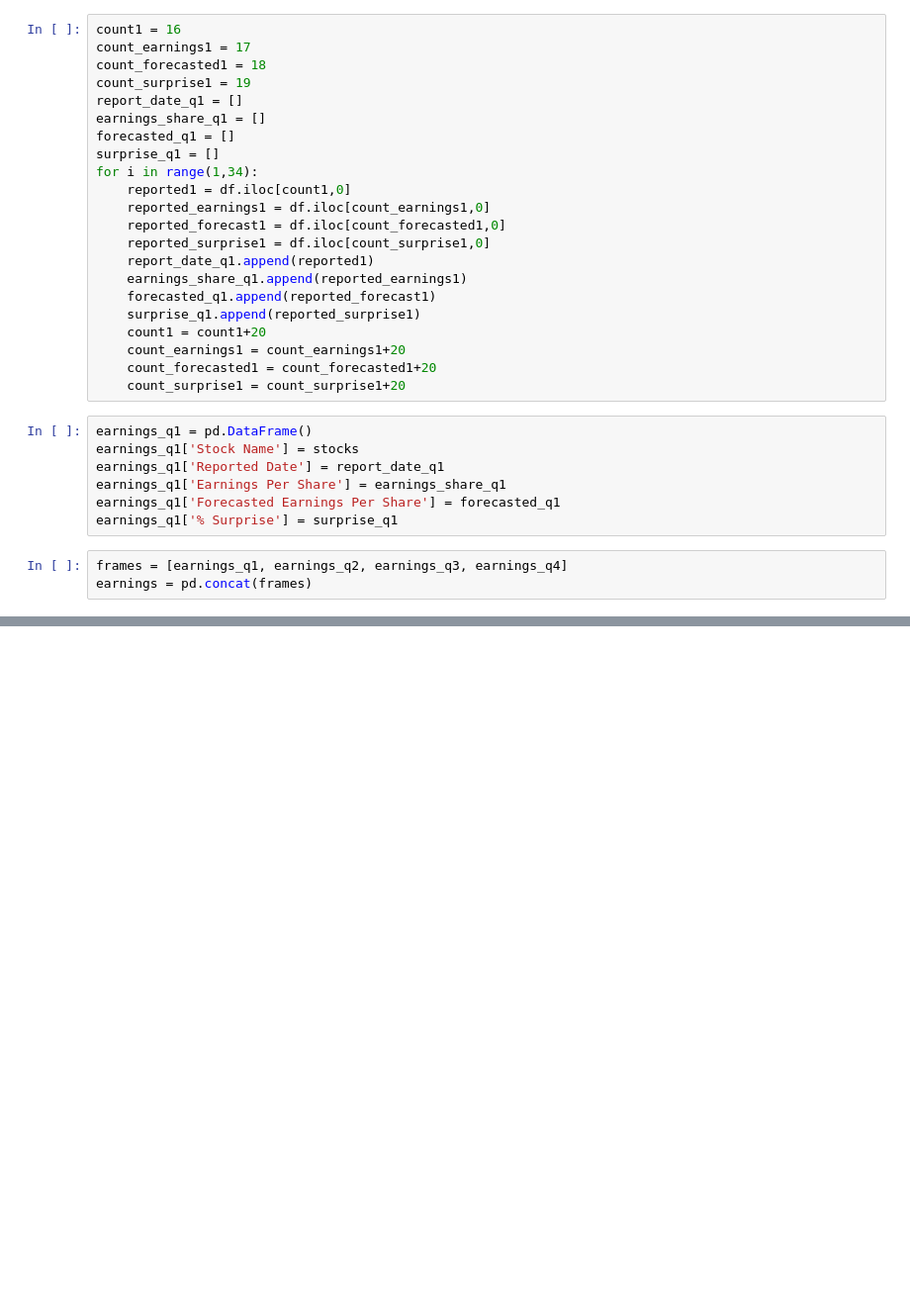
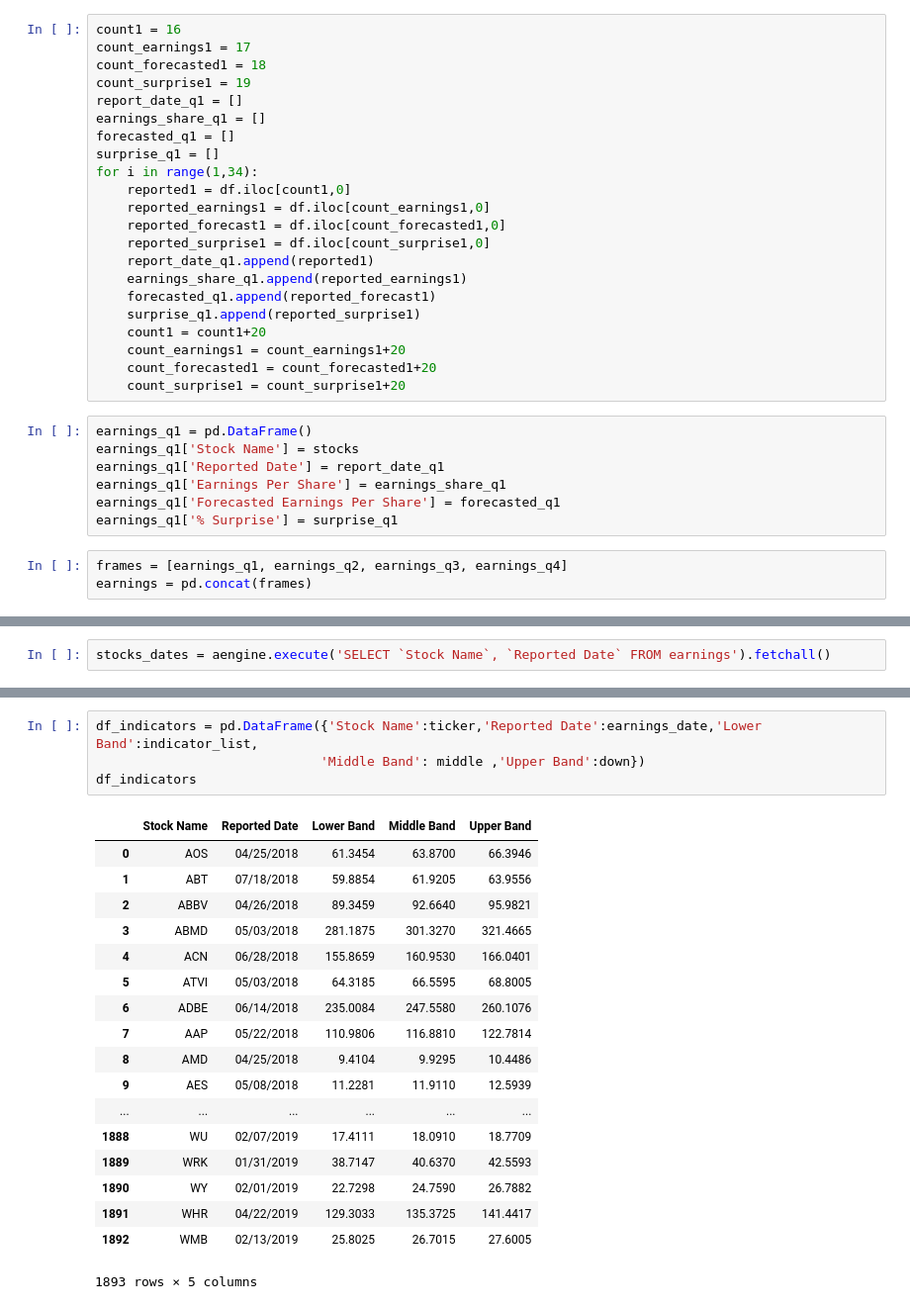
Before and after one commit to aarsalla/Project3, a Jupyter notebook: web_scraping_to_aws.ipynb, the cells around one changed output, grey strips where cells are left out. Shown at 99% size. Saved outputs shown, nothing was run; the diff lists cells and outputs as text; blank space fills up the shorter version.

```diff
--- a/web_scraping_to_aws.ipynb
+++ b/web_scraping_to_aws.ipynb
@@ -219,0 +224,2 @@ earnings.to_sql(name='earnings', con=aconn)
+# %%
+stocks_dates = aengine.execute('SELECT `Stock Name`, `Reported Date` FROM earnings').fetchall()
@@ -219,0 +385,23 @@ earnings.to_sql(name='earnings', con=aconn)
+# %%
+df_indicators = pd.DataFrame({'Stock Name':ticker,'Reported Date':earnings_date,'Lower Band':indicator_list,
+                             'Middle Band': middle ,'Upper Band':down})
+df_indicators
+# %% [output]
+|  | Stock Name | Reported Date | Lower Band | Middle Band | Upper Band |
+| 0 | AOS | 04/25/2018 | 61.3454 | 63.8700 | 66.3946 |
+| 1 | ABT | 07/18/2018 | 59.8854 | 61.9205 | 63.9556 |
+| 2 | ABBV | 04/26/2018 | 89.3459 | 92.6640 | 95.9821 |
+| 3 | ABMD | 05/03/2018 | 281.1875 | 301.3270 | 321.4665 |
+| 4 | ACN | 06/28/2018 | 155.8659 | 160.9530 | 166.0401 |
+| 5 | ATVI | 05/03/2018 | 64.3185 | 66.5595 | 68.8005 |
+| 6 | ADBE | 06/14/2018 | 235.0084 | 247.5580 | 260.1076 |
+| 7 | AAP | 05/22/2018 | 110.9806 | 116.8810 | 122.7814 |
+| 8 | AMD | 04/25/2018 | 9.4104 | 9.9295 | 10.4486 |
+| 9 | AES | 05/08/2018 | 11.2281 | 11.9110 | 12.5939 |
+| ... | ... | ... | ... | ... | ... |
+| 1888 | WU | 02/07/2019 | 17.4111 | 18.0910 | 18.7709 |
+| 1889 | WRK | 01/31/2019 | 38.7147 | 40.6370 | 42.5593 |
+| 1890 | WY | 02/01/2019 | 22.7298 | 24.7590 | 26.7882 |
+| 1891 | WHR | 04/22/2019 | 129.3033 | 135.3725 | 141.4417 |
+| 1892 | WMB | 02/13/2019 | 25.8025 | 26.7015 | 27.6005 |
+1893 rows × 5 columns
```
Also changed, not shown: parts of 23 cells of this notebook, 4 other files.
